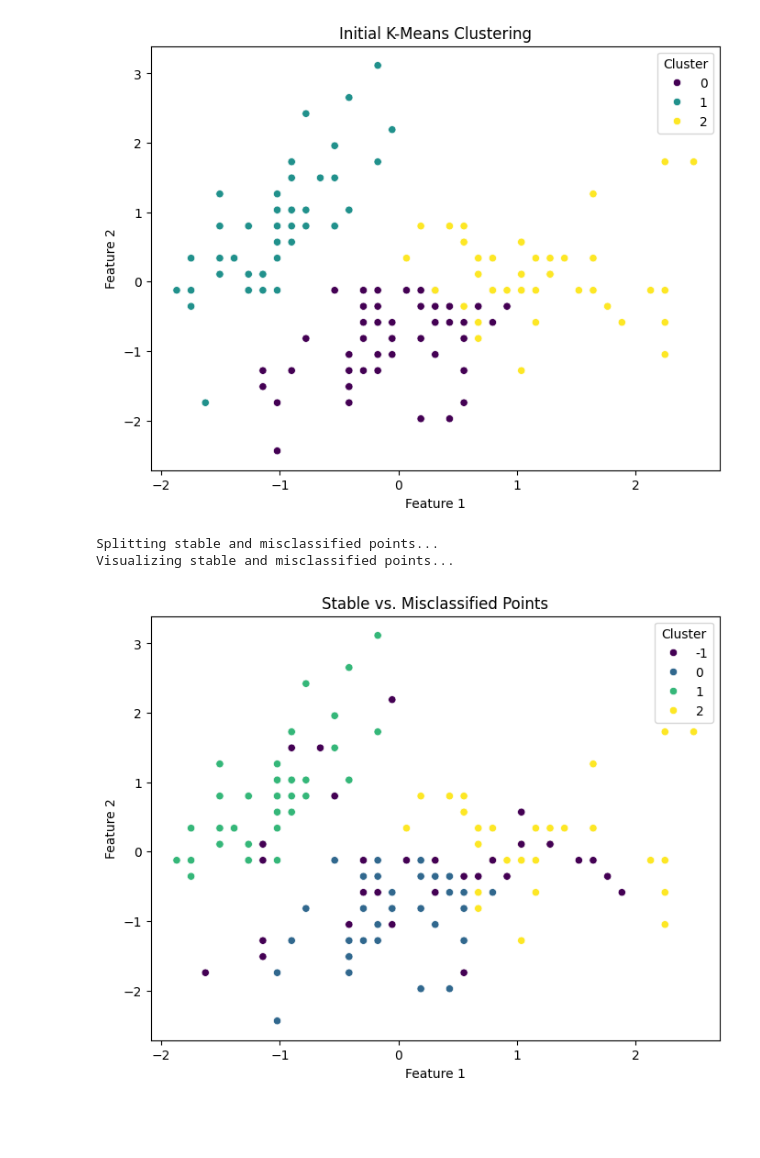
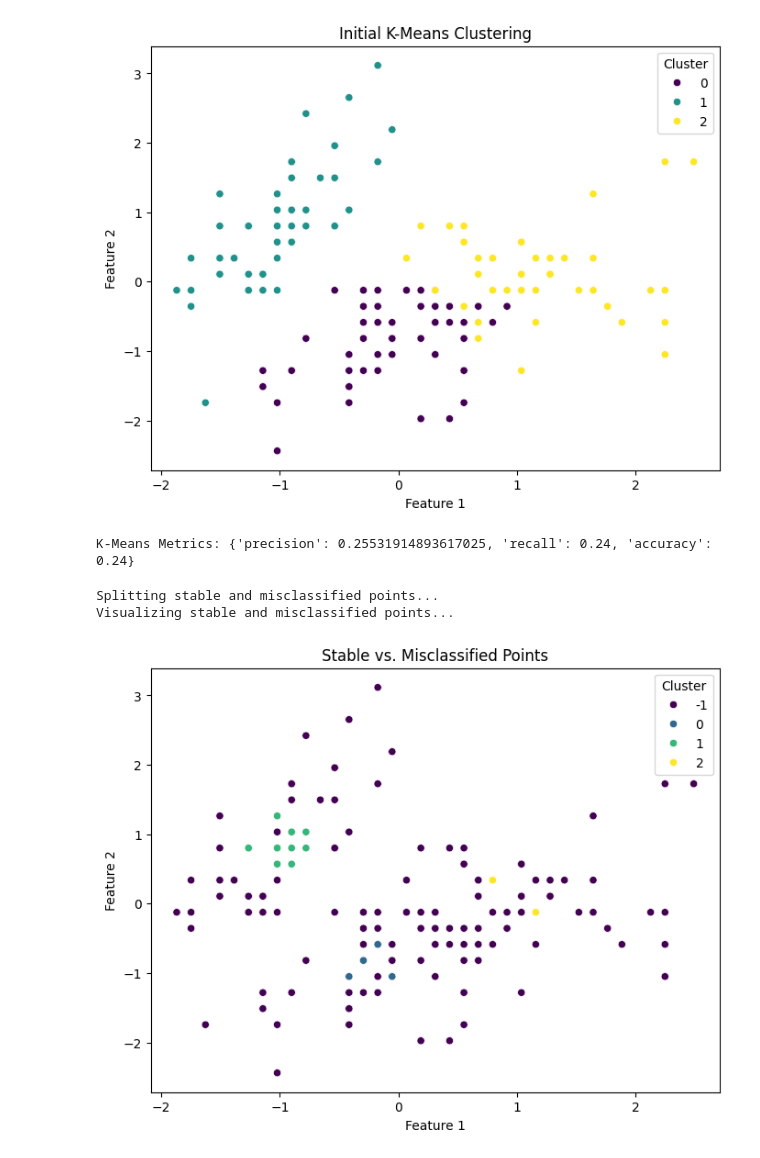
Before and after one commit to AnnaDiana123/BDA_Project, a Jupyter notebook: notebooks/experiment_iris.ipynb, the cells around one changed output. Cells and saved outputs as stored; diff of their text form; code cells hidden in the pictures; blank space fills up the shorter version.

Commit message:
Added plots and computations for precision metrics Fixed split_stable_and_misclassified function

```diff
--- a/notebooks/experiment_iris.ipynb
+++ b/notebooks/experiment_iris.ipynb
@@ -6,6 +6,11 @@ from code.utils import load_data, plot_clusters
 from code.clustering import run_kmeans, elbow_method
 from code.post_processing import split_stable_and_misclassified, post_process_with_rf
 # %%
-# Load and preprocess data
 data_path = "../data/Iris-150.txt"
-data, original_labels = load_data(data_path)
+data, encoded_labels, label_mapping = load_data(data_path)
+
+# Assign original_labels for metric calculations
+original_labels = encoded_labels  # Use the numeric-encoded labels for calculations
+
+print("Label Mapping:")
+print(label_mapping)
@@ -29,25 +52,35 @@ plot_clusters(data, cluster_labels, "Initial K-Means Clustering", "../results/ir
 Running K-Means with 3 clusters...
 Visualizing initial K-Means clustering...
 [figure]
+# %%
+# Calculate K-Means metrics
+kmeans_metrics = calculate_metrics(original_labels, cluster_labels)
+print(f"K-Means Metrics: {kmeans_metrics}")
+# %% [output]
+K-Means Metrics: {'precision': 0.25531914893617025, 'recall': 0.24, 'accuracy': 0.24}
 # %%
 # Convert cluster_labels to pd.Series for compatibility
 cluster_labels = pd.Series(cluster_labels, index=data.index)
 # %%
+# Get centroids from KMeans
+centroids = kmeans_model.cluster_centers_
+
 # Split stable and misclassified points
 print("Splitting stable and misclassified points...")
-stable_data, stable_labels, misclassified_data = split_stable_and_misclassified(data, pd.Series(cluster_labels))
+stable_data, stable_labels, misclassified_data = split_stable_and_misclassified(data, cluster_labels, centroids, threshold=0.5)
+
 
 # Visualize stable and misclassified points
 stable_labels = stable_labels.rename("Cluster")
 misclassified_labels = pd.Series(-1, index=misclassified_data.index, name="Cluster")  # -1 for misclassified
 
 combined_data = pd.concat([stable_data, misclassified_data])
 combined_labels = pd.concat([stable_labels, misclassified_labels])
 
 print("Visualizing stable and misclassified points...")
 plot_clusters(combined_data, combined_labels, "Stable vs. Misclassified Points", "../results/iris/stable_vs_misclassified.png")
 # %% [output]
 Splitting stable and misclassified points...
 Visualizing stable and misclassified points...
-[figure, old version]
+[figure, new version]
 # %%
```
Also changed, not shown: parts of 7 cells of this notebook, 2 other files.
